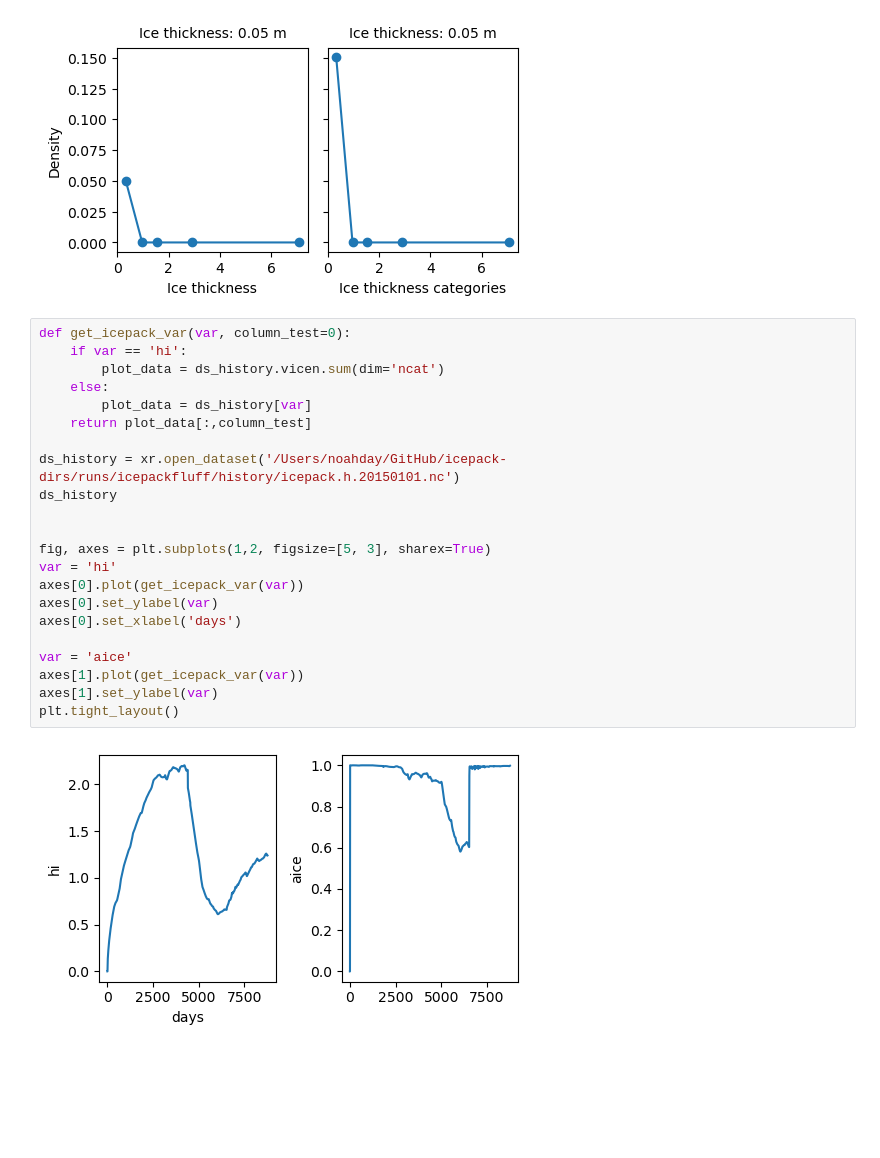
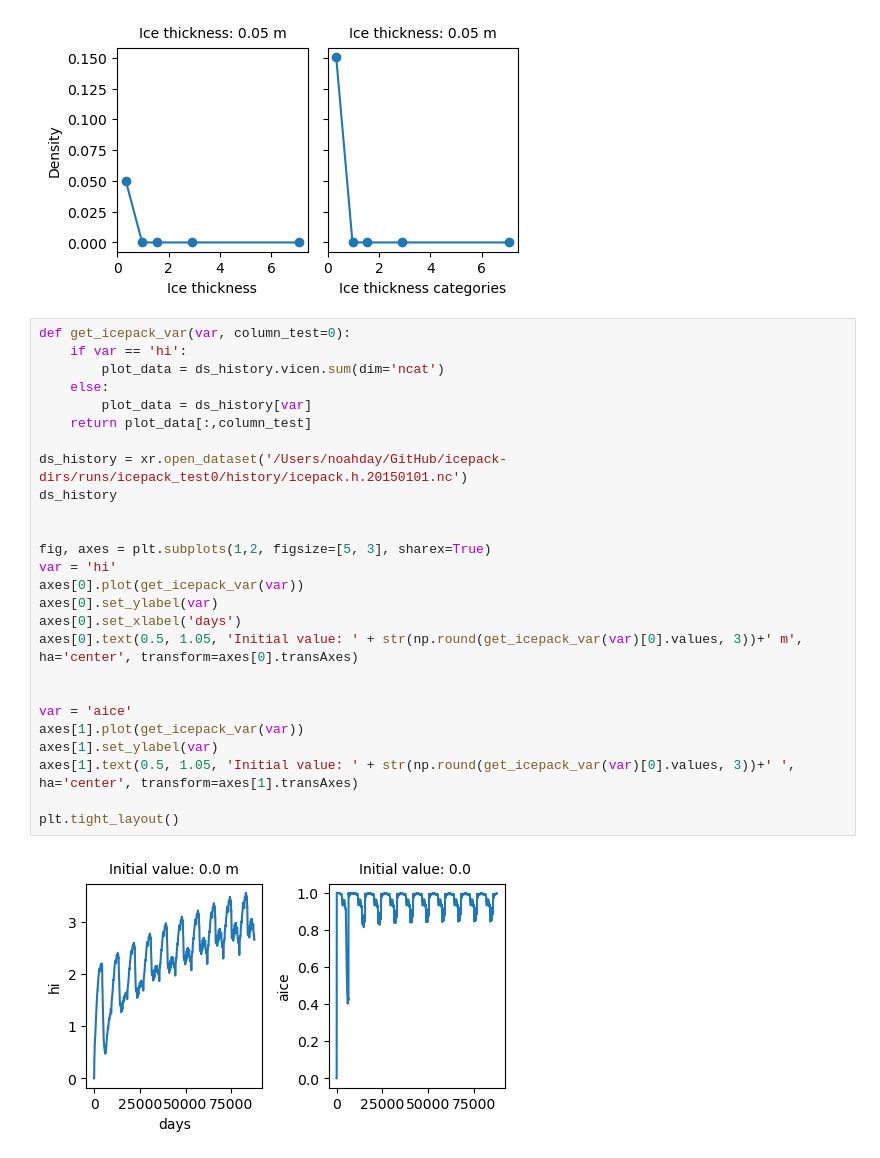
Before and after one commit to NoahDay/sea-ice-models, a Jupyter notebook: icepack.ipynb, the cells around one changed output. Drawn from its saved outputs; the diff is of its cells as text; blank space fills up the shorter version.

```diff
--- a/icepack.ipynb
+++ b/icepack.ipynb
@@ -199,25 +199,29 @@ plt.tight_layout()
 # %%
 def get_icepack_var(var, column_test=0):
     if var == 'hi':
         plot_data = ds_history.vicen.sum(dim='ncat')
     else:
         plot_data = ds_history[var]
     return plot_data[:,column_test]
 
-ds_history = xr.open_dataset('/Users/noahday/GitHub/icepack-dirs/runs/icepackfluff/history/icepack.h.20150101.nc')
+ds_history = xr.open_dataset('/Users/noahday/GitHub/icepack-dirs/runs/icepack_test0/history/icepack.h.20150101.nc')
 ds_history
 
 
 fig, axes = plt.subplots(1,2, figsize=[5, 3], sharex=True)
 var = 'hi'
 axes[0].plot(get_icepack_var(var))
 axes[0].set_ylabel(var)
 axes[0].set_xlabel('days')
+axes[0].text(0.5, 1.05, 'Initial value: ' + str(np.round(get_icepack_var(var)[0].values, 3))+' m', ha='center', transform=axes[0].transAxes)
+
 
 var = 'aice'
 axes[1].plot(get_icepack_var(var))
 axes[1].set_ylabel(var)
+axes[1].text(0.5, 1.05, 'Initial value: ' + str(np.round(get_icepack_var(var)[0].values, 3))+' ', ha='center', transform=axes[1].transAxes)
+
 plt.tight_layout()
 # %% [output]
-[figure, old version]
+[figure, new version]
 # %%
```
Also changed, not shown: parts of 1 cell of this notebook.
